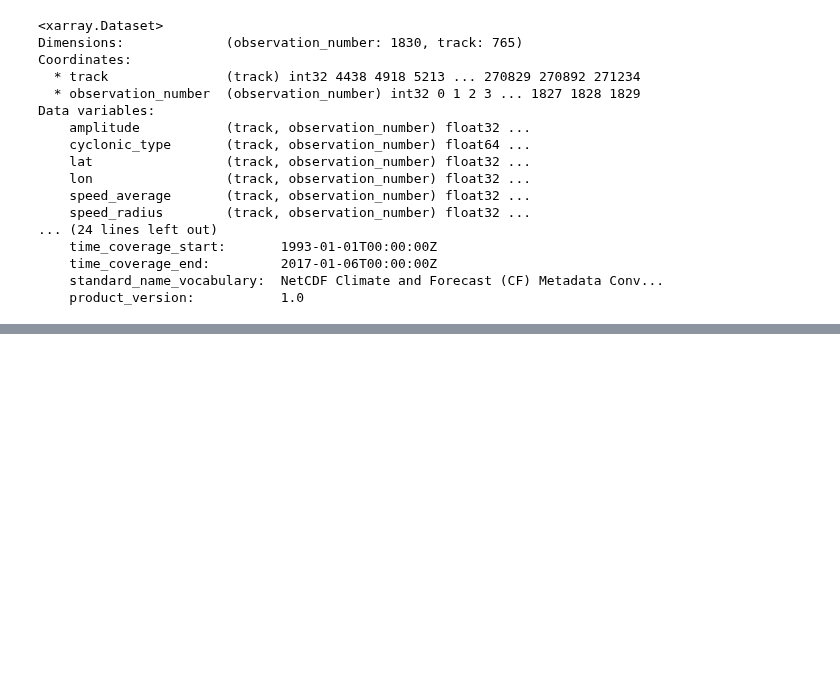
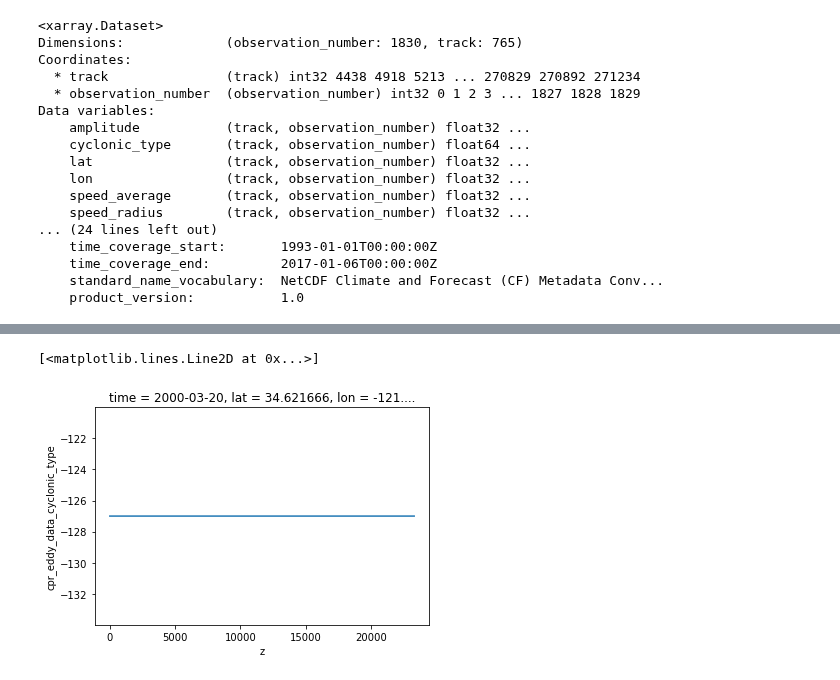
Before and after one commit to cgentemann/Biophysical, a Jupyter notebook: test_origin_collocation.ipynb, the cells around one changed output, grey strips where cells are left out. Drawn from its saved outputs; the diff is of its cells as text; code cells hidden in the pictures; blank space fills up the shorter version.

Commit message:
working through updating storm eddy

```diff
--- a/test_origin_collocation.ipynb
+++ b/test_origin_collocation.ipynb
@@ -45,0 +46,5 @@ plt.colorbar()
+# %%
+fname='F:/data/project_data/NASA_biophysical//collocated_data/CPR/All CPR Sample catalogue with eddy info_version2020_04_21.nc'
+ds= xr.open_dataset(fname)
+ds.close()
+ds
@@ -45,0 +69,5 @@ plt.colorbar()
+# %%
+ds.cpr_eddy_data_cyclonic_type.plot()
+# %% [output]
+[<matplotlib.lines.Line2D at 0x...>]
+[figure, added]
```
Also changed, not shown: parts of 2 cells of this notebook, 3 other files.
